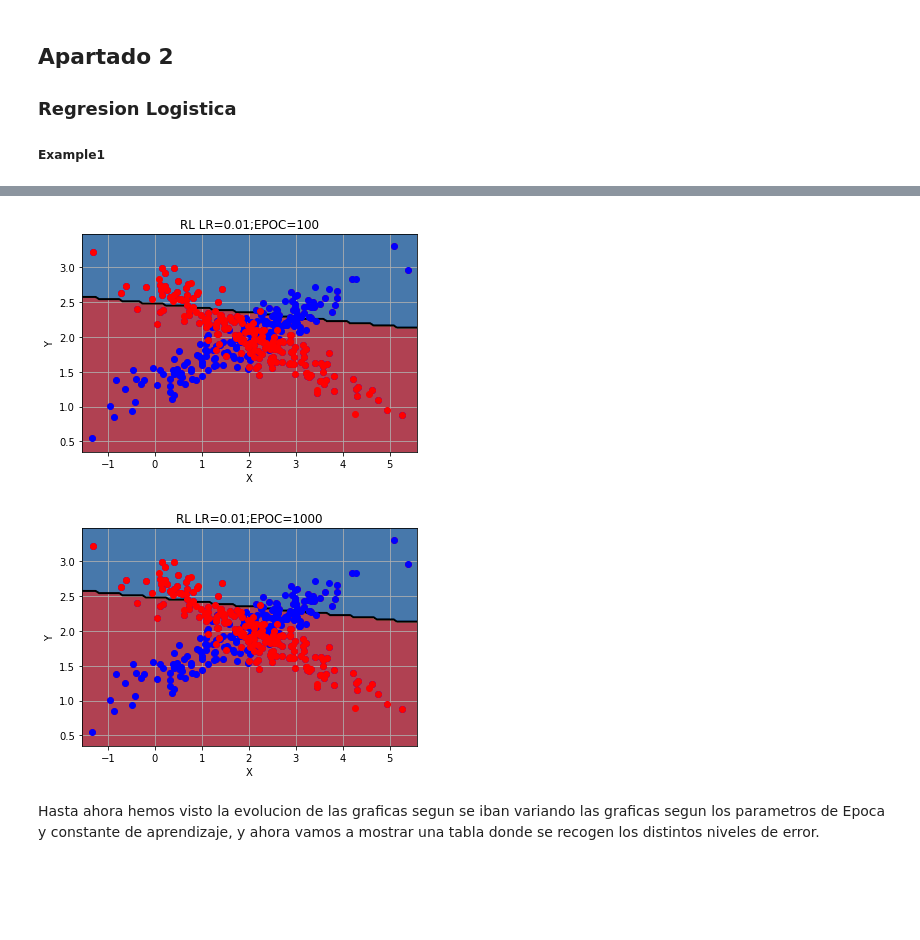
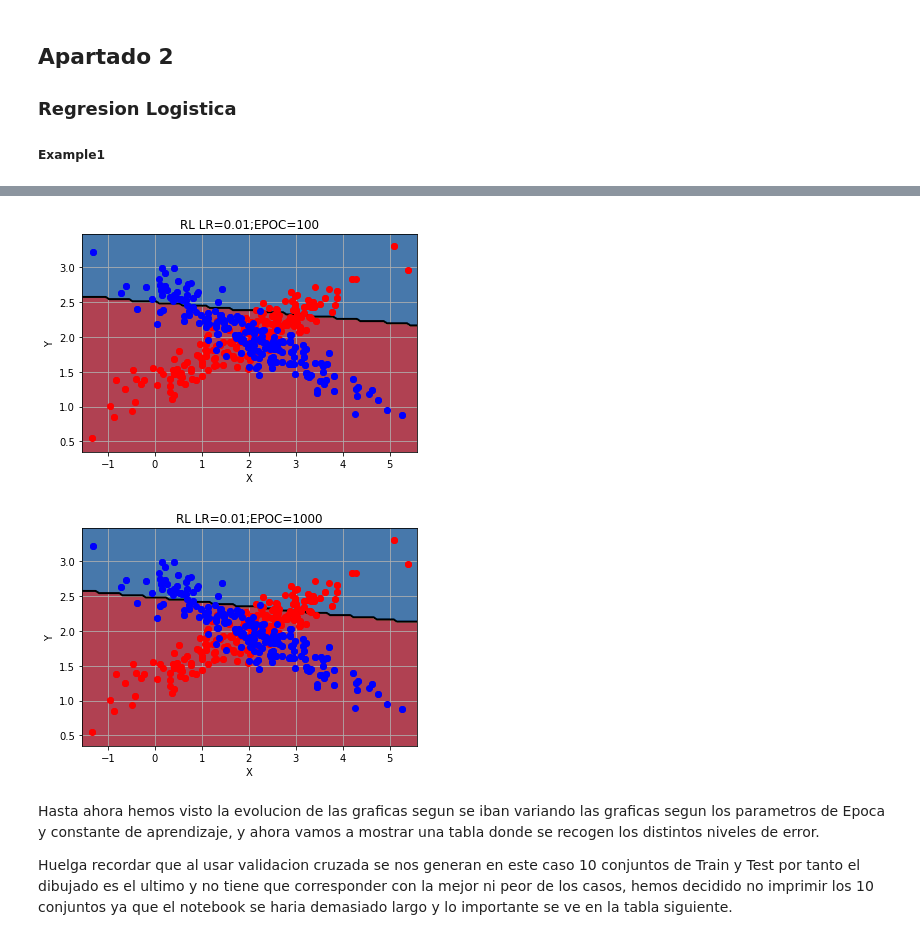
Before and after one commit to Yyandrakk/FAA_practicas, a Jupyter notebook: FAAP2_1461_10/notebook_p2.ipynb, the cells around one changed output, grey strips where cells are left out. Drawn from its saved outputs; the diff is of its cells as text; code cells hidden in the pictures; blank space fills up the shorter version.

Commit message:
notebook RL

```diff
--- a/FAAP2_1461_10/notebook_p2.ipynb
+++ b/FAAP2_1461_10/notebook_p2.ipynb
@@ -170,22 +170,22 @@ plt.show()
 # %%
 clasificador = Clasificador.ClasificadorRegresionLogistica(nEpoc=100,consApren=0.01)
 error_media, error_std = clasificador.validacion(estrategia, dataset, clasificador,45)
 clf = LogisticRegression(max_iter=100)
 score = cross_val_score(clf, X, Y, cv=10,n_jobs=-1)
 error_media_sk = 1 - score.mean()
 error_std_sk = score.std()
 
 salida += "<tr><td>0.01/100</td>"
 salida += "<td>%.4f ± %.3f</td>" % (error_media,error_std)
 salida += "<td>%.4f ± %.3f</td></tr>" % (error_media_sk,error_std_sk)
 
 ii = estrategia.particiones[-1].indicesTrain
 plotModel(dataset.datos[ii, 0], dataset.datos[ii, 1], dataset.datos[ii, -1] != 0, clasificador, "RL LR=0.01;EPOC=100", dataset.diccionarios)
-plt.plot(dataset.datos[dataset.datos[:,-1]==0,0],dataset.datos[dataset.datos[:,-1]==0,1],'bo')
-plt.plot(dataset.datos[dataset.datos[:,-1]==1,0],dataset.datos[dataset.datos[:,-1]==1,1],'ro')
+plt.plot(dataset.datos[dataset.datos[:,-1]==0,0],dataset.datos[dataset.datos[:,-1]==0,1],'ro')
+plt.plot(dataset.datos[dataset.datos[:,-1]==1,0],dataset.datos[dataset.datos[:,-1]==1,1],'bo')
 plt.show()
 # %% [output]
-[figure, old version]
+[figure, new version]
 # %%
 clasificador = Clasificador.ClasificadorRegresionLogistica(nEpoc=1000,consApren=0.01)
 error_media, error_std = clasificador.validacion(estrategia, dataset, clasificador,45)
@@ -200,13 +200,15 @@ salida += "<td>%.4f ± %.3f</td></tr></table>" % (error_media_sk,error_std_sk)
 
 ii = estrategia.particiones[-1].indicesTrain
 plotModel(dataset.datos[ii, 0], dataset.datos[ii, 1], dataset.datos[ii, -1] != 0, clasificador, "RL LR=0.01;EPOC=1000", dataset.diccionarios)
-plt.plot(dataset.datos[dataset.datos[:,-1]==0,0],dataset.datos[dataset.datos[:,-1]==0,1],'bo')
-plt.plot(dataset.datos[dataset.datos[:,-1]==1,0],dataset.datos[dataset.datos[:,-1]==1,1],'ro')
+plt.plot(dataset.datos[dataset.datos[:,-1]==0,0],dataset.datos[dataset.datos[:,-1]==0,1],'ro')
+plt.plot(dataset.datos[dataset.datos[:,-1]==1,0],dataset.datos[dataset.datos[:,-1]==1,1],'bo')
 plt.show()
 # %% [output]
-[figure, old version]
+[figure, new version]
 # %% [markdown]
 Hasta ahora hemos visto la evolucion de las graficas segun se iban variando las graficas segun los parametros de Epoca y constante de aprendizaje, y ahora vamos a mostrar una tabla donde se recogen los distintos niveles de error.
+
+Huelga recordar que al usar validacion cruzada se nos generan en este caso 10 conjuntos de Train y Test por tanto el dibujado es el ultimo y no tiene que corresponder con la mejor ni peor de los casos, hemos decidido no imprimir los 10 conjuntos ya que el notebook se haria demasiado largo y lo importante se ve en la tabla siguiente.
 # %%
 display(HTML(salida))
 # %% [output]
```
Also changed, not shown: parts of 57 cells of this notebook, 1 other file.
